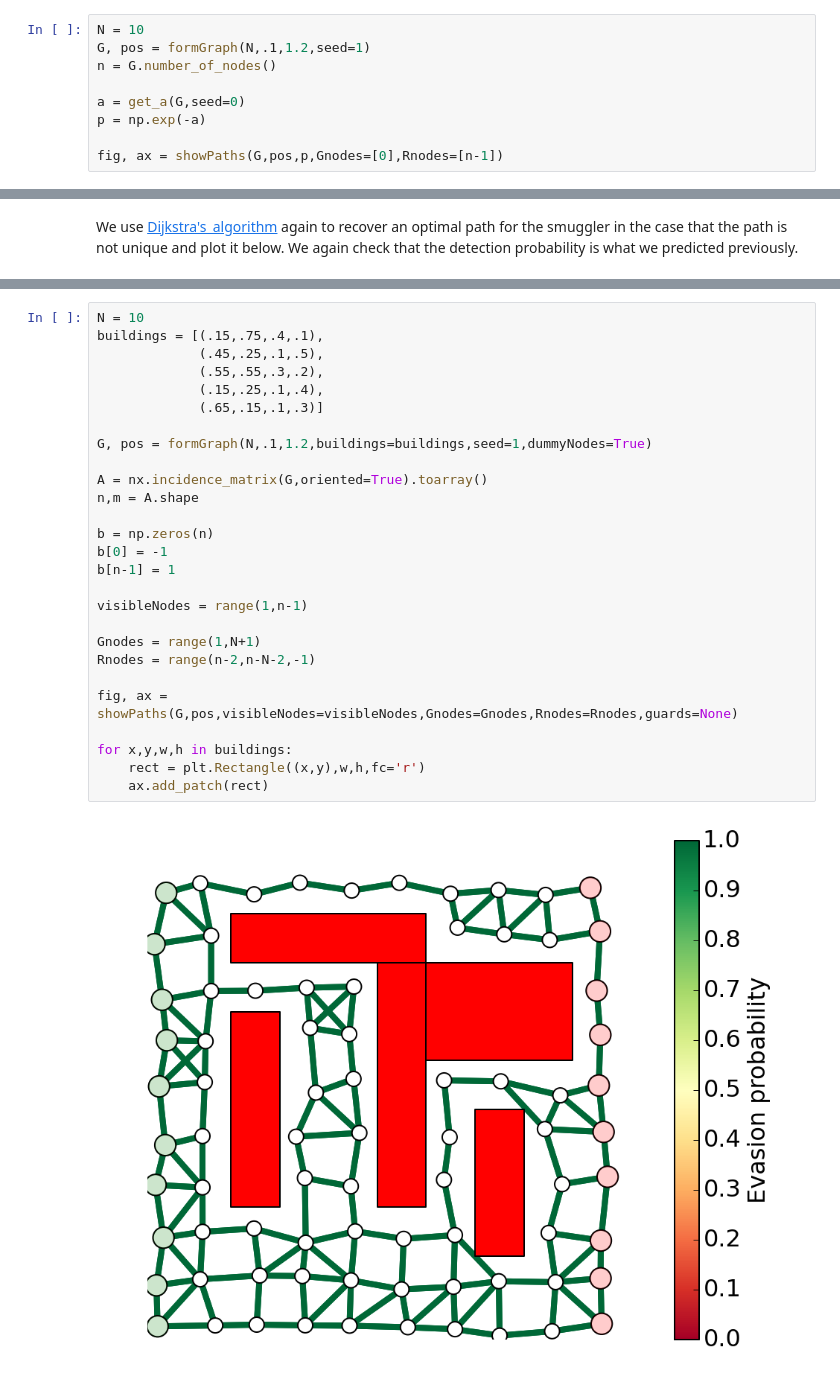
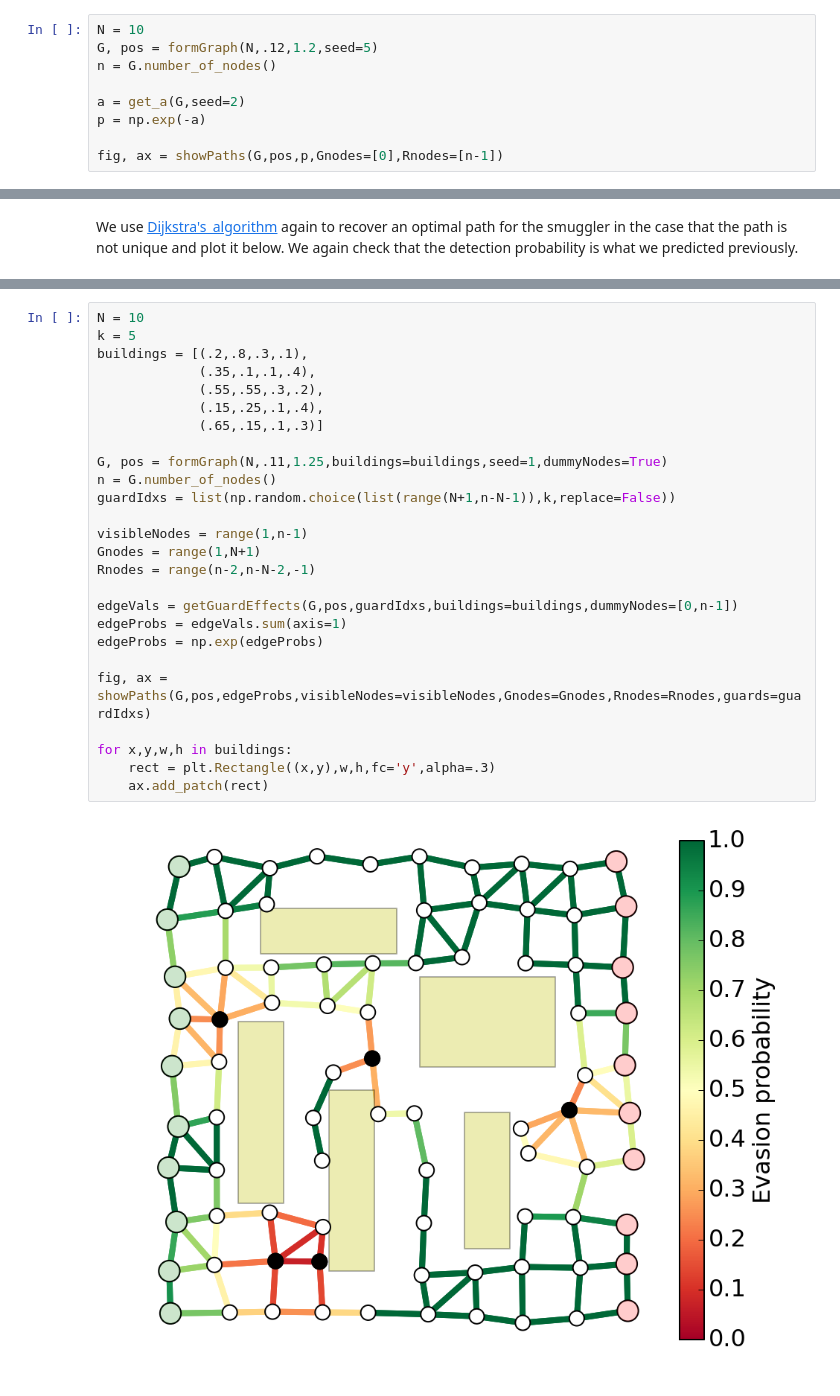
Before and after one commit to ajfriend/cvxpy_examples, a Jupyter notebook: interdiction.ipynb, the cells around one changed output, grey strips where cells are left out. Drawn from its saved outputs; the diff is of its cells as text.

Commit message:
guards, buildings examples done and fairly clean. still need to polish. add iterative reweighting

```diff
--- a/interdiction.ipynb
+++ b/interdiction.ipynb
@@ -420,10 +420,10 @@ The smuggler will find an optimal path from node $0$ in the upper-left corner of
 We show the graph with the edge evasion probabilities below.
 # %%
 N = 10
-G, pos = formGraph(N,.1,1.2,seed=1)
+G, pos = formGraph(N,.12,1.2,seed=5)
 n = G.number_of_nodes()
 
-a = get_a(G,seed=0)
+a = get_a(G,seed=2)
 p = np.exp(-a)
 
 fig, ax = showPaths(G,pos,p,Gnodes=[0],Rnodes=[n-1])
@@ -660,29 +707,28 @@ In the previous example, security had direct control over the evasion probabilit
 # %%
 N = 10
-buildings = [(.15,.75,.4,.1),
-             (.45,.25,.1,.5),
+k = 5
+buildings = [(.2,.8,.3,.1),
+             (.35,.1,.1,.4),
              (.55,.55,.3,.2),
              (.15,.25,.1,.4),
              (.65,.15,.1,.3)]
 
-G, pos = formGraph(N,.1,1.2,buildings=buildings,seed=1,dummyNodes=True)
-
-A = nx.incidence_matrix(G,oriented=True).toarray()
-n,m = A.shape
-
-b = np.zeros(n)
-b[0] = -1
-b[n-1] = 1
+G, pos = formGraph(N,.11,1.25,buildings=buildings,seed=1,dummyNodes=True)
+n = G.number_of_nodes()
+guardIdxs = list(np.random.choice(list(range(N+1,n-N-1)),k,replace=False))
 
 visibleNodes = range(1,n-1)
-
 Gnodes = range(1,N+1)
 Rnodes = range(n-2,n-N-2,-1)
 
-fig, ax = showPaths(G,pos,visibleNodes=visibleNodes,Gnodes=Gnodes,Rnodes=Rnodes,guards=None)
+edgeVals = getGuardEffects(G,pos,guardIdxs,buildings=buildings,dummyNodes=[0,n-1])
+edgeProbs = edgeVals.sum(axis=1)
+edgeProbs = np.exp(edgeProbs)
+
+fig, ax = showPaths(G,pos,edgeProbs,visibleNodes=visibleNodes,Gnodes=Gnodes,Rnodes=Rnodes,guards=guardIdxs)
 
 for x,y,w,h in buildings:
-    rect = plt.Rectangle((x,y),w,h,fc='r')
+    rect = plt.Rectangle((x,y),w,h,fc='y',alpha=.3)
     ax.add_patch(rect)
 # %% [output]
-[figure, old version]
+[figure, new version]
```
Also changed, not shown: parts of 25 cells of this notebook.
